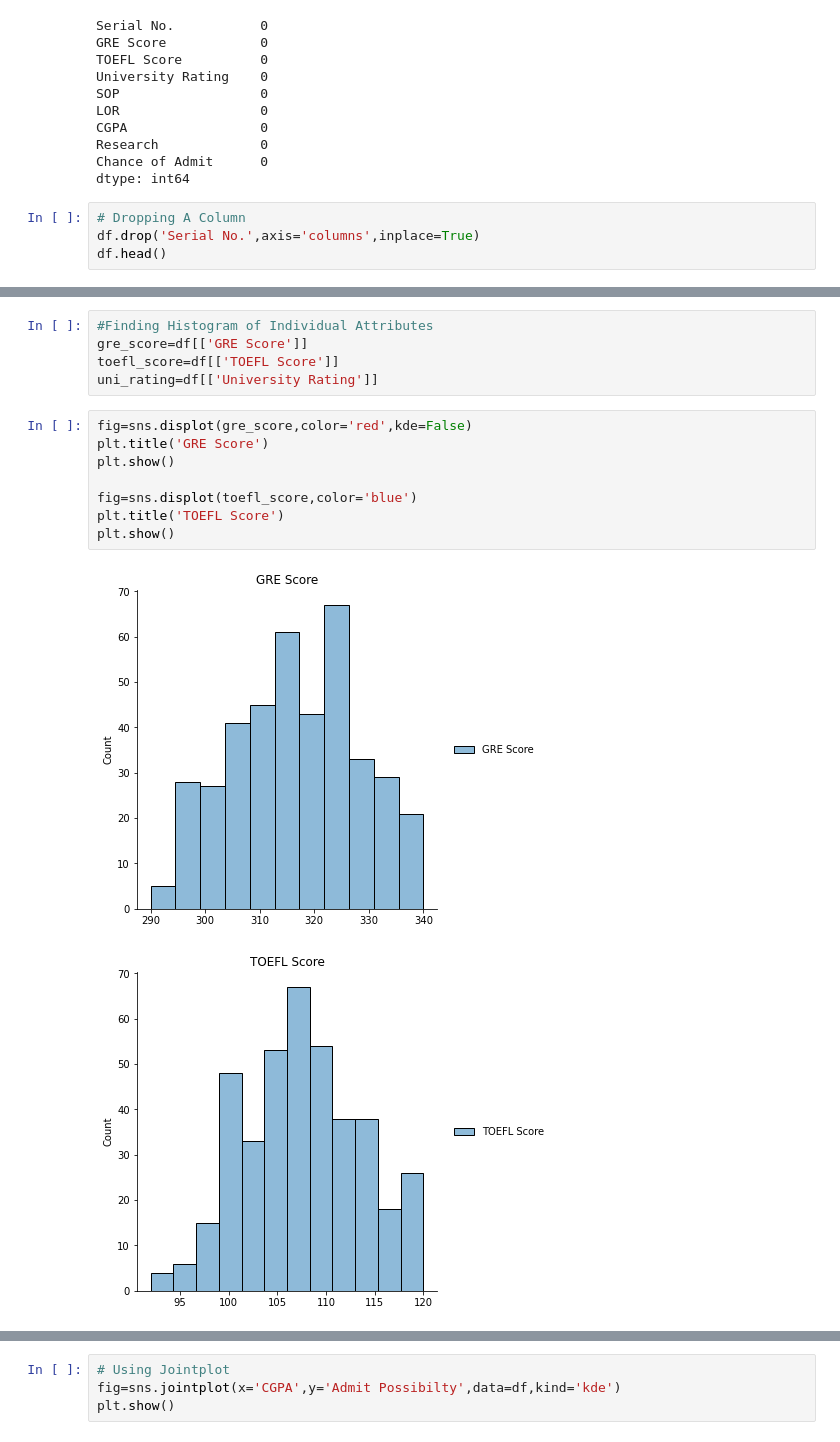
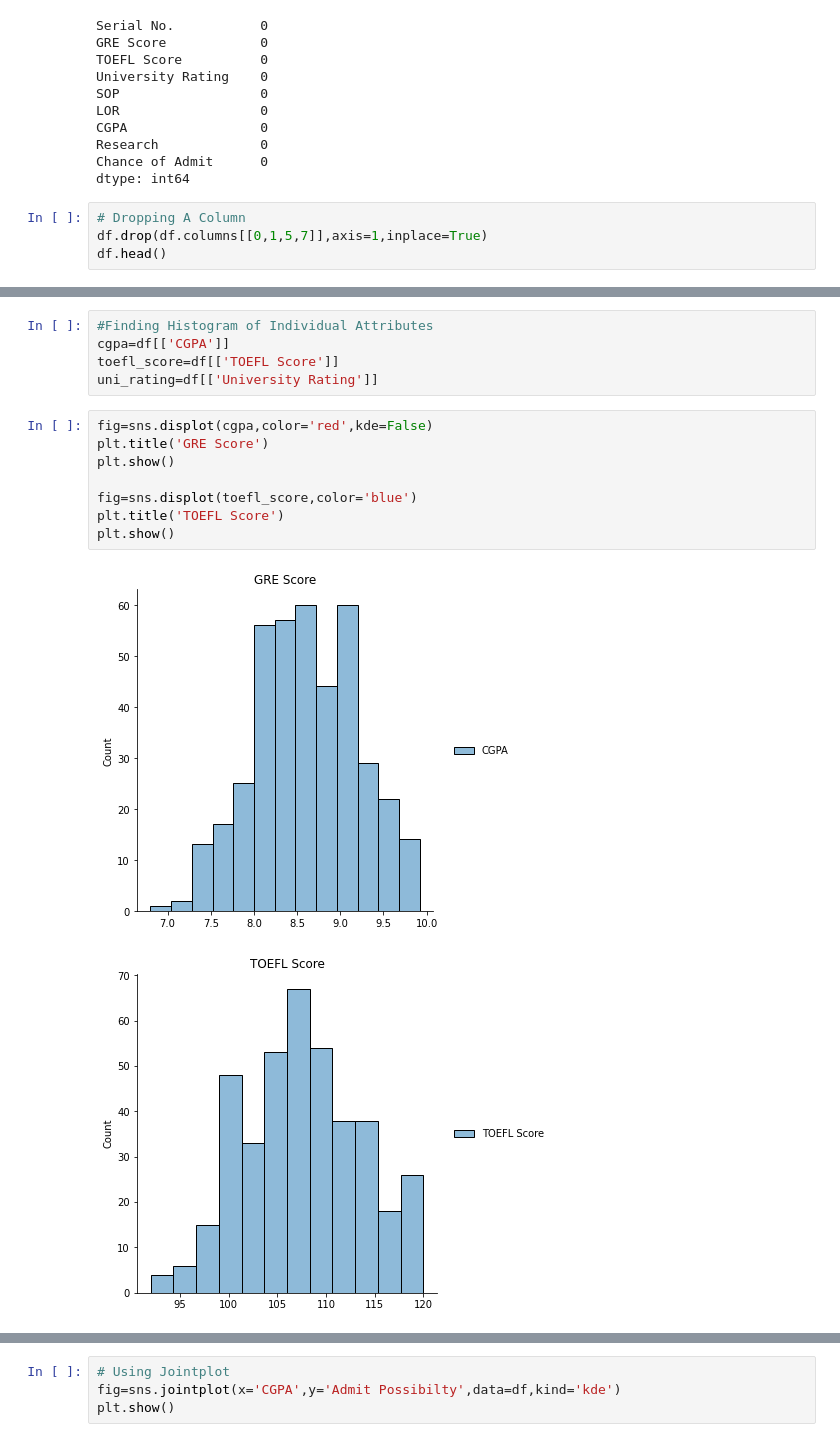
Before and after one commit to austinjb32/Predicitng_US_Admission, a Jupyter notebook: Predicting_US_Admission.ipynb, the cells around one changed output, grey strips where cells are left out. Cells and saved outputs as stored; diff of their text form.

```diff
--- a/Predicting_US_Admission.ipynb
+++ b/Predicting_US_Admission.ipynb
@@ -43,6 +43,6 @@ Chance of Admit      0
 dtype: int64
 # %%
 # Dropping A Column
-df.drop('Serial No.',axis='columns',inplace=True)
+df.drop(df.columns[[0,1,5,7]],axis=1,inplace=True)
 df.head()
 # %% [output]
@@ -67,18 +67,18 @@ sns.pairplot(data=df)
 # %%
 #Finding Histogram of Individual Attributes
-gre_score=df[['GRE Score']]
+cgpa=df[['CGPA']]
 toefl_score=df[['TOEFL Score']]
 uni_rating=df[['University Rating']]
 # %%
-fig=sns.displot(gre_score,color='red',kde=False)
+fig=sns.displot(cgpa,color='red',kde=False)
 plt.title('GRE Score')
 plt.show()
 
 fig=sns.displot(toefl_score,color='blue')
 plt.title('TOEFL Score')
 plt.show()
 # %% [output]
-[figure, old version]
+[figure, new version]
 [figure]
 # %%
 df.corr()
```
Also changed, not shown: parts of 12 cells of this notebook.
